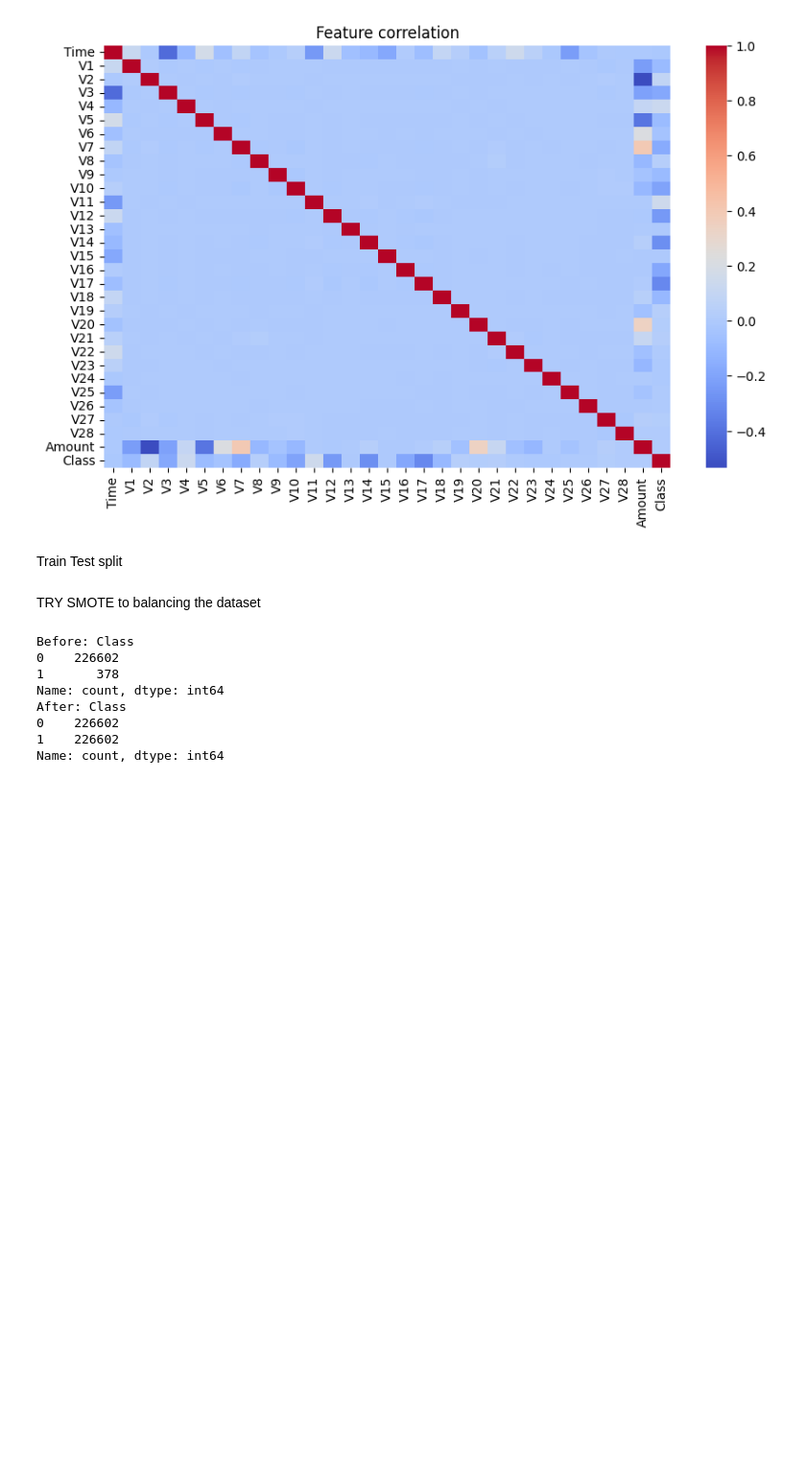
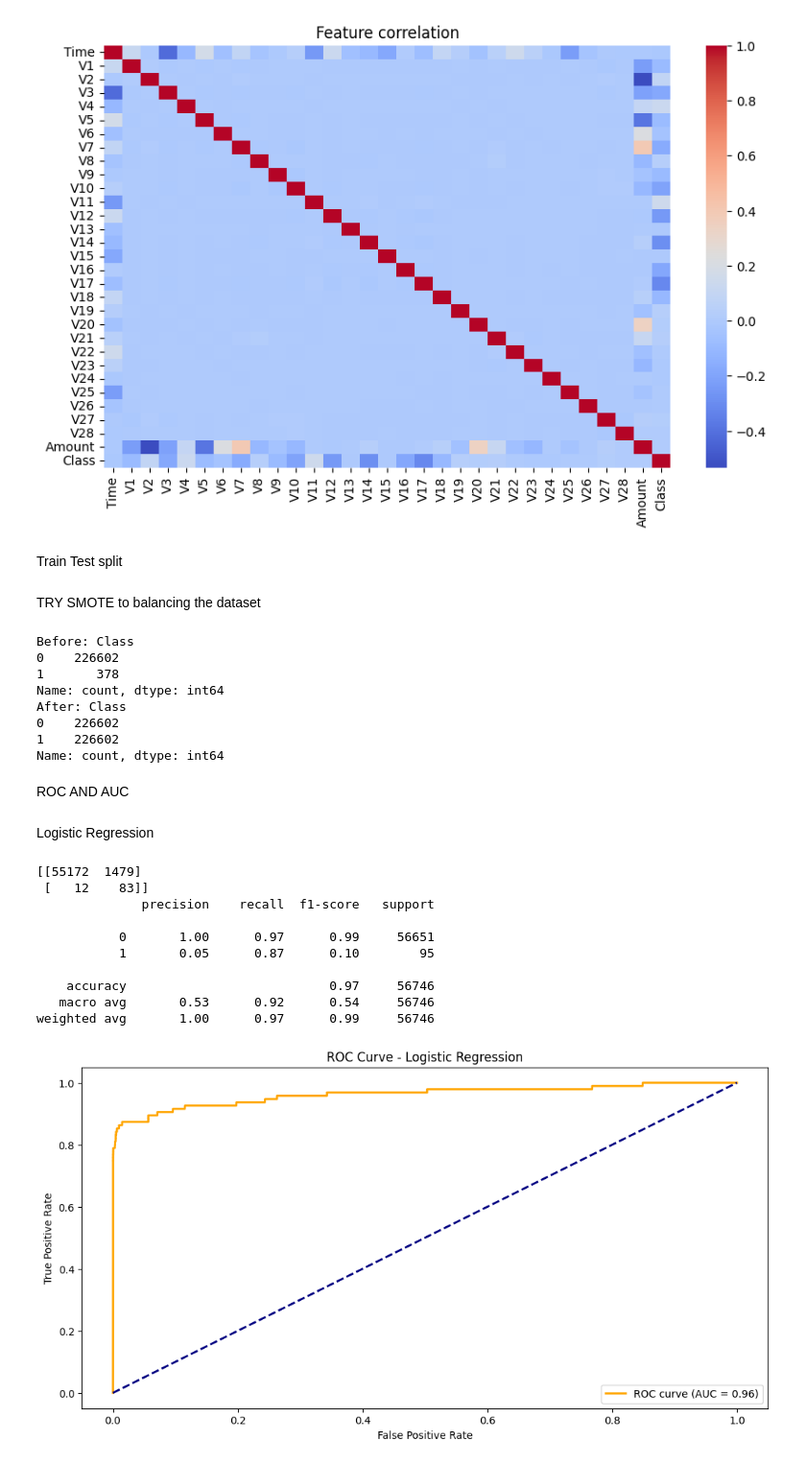
Before and after one commit to Abdullahhas/ML, a Jupyter notebook: ml-projects/Fraud Credit Card detection/fraud_card_det.ipynb, the cells around one changed output. Shown at 96% size. Drawn from its saved outputs; the diff is of its cells as text; code cells hidden in the pictures; blank space fills up the shorter version.

Commit message:
apply logistic reg

```diff
--- a/ml-projects/Fraud Credit Card detection/fraud_card_det.ipynb
+++ b/ml-projects/Fraud Credit Card detection/fraud_card_det.ipynb
@@ -188,3 +190,40 @@ After: Class
 0    226602
 1    226602
 Name: count, dtype: int64
+# %% [markdown]
+ROC AND AUC
+# %%
+def plot_auc_roc(model ,X_test , y_test , model_name):
+    # Get probabilities for the positive class (fraud = 1)
+    y_probs = model.predict_proba(X_test)[:, 1]
+    fpr , tpr , _ = roc_curve(y_test , y_probs)
+    roc_auc = auc(fpr , tpr)
+    plt.figure(figsize=(12 , 6))
+    plt.plot(fpr, tpr, color='orange', lw=2, label=f'ROC curve (AUC = {roc_auc:.2f})')
+    plt.plot([0, 1], [0, 1], color='navy', lw=2, linestyle='--')
+    plt.xlabel('False Positive Rate')
+    plt.ylabel('True Positive Rate')
+    plt.title(f'ROC Curve - {model_name}')
+    plt.legend(loc='lower right')
+    plt.show()
+# %% [markdown]
+Logistic Regression
+# %%
+lr = LogisticRegression(random_state=42 , max_iter=1000)
+lr.fit(X_train_res , y_train_res)
+lr_pred = lr.predict(X_test)
+print(confusion_matrix(y_test , lr_pred))
+print(classification_report(y_test , lr_pred ))
+plot_auc_roc(lr , X_test , y_test , "Logistic Regression")
+# %% [output]
+[[55172  1479]
+ [   12    83]]
+              precision    recall  f1-score   support
+
+           0       1.00      0.97      0.99     56651
+           1       0.05      0.87      0.10        95
+
+    accuracy                           0.97     56746
+   macro avg       0.53      0.92      0.54     56746
+weighted avg       1.00      0.97      0.99     56746
+[figure, added]
```
Also changed, not shown: parts of 1 cell of this notebook.
